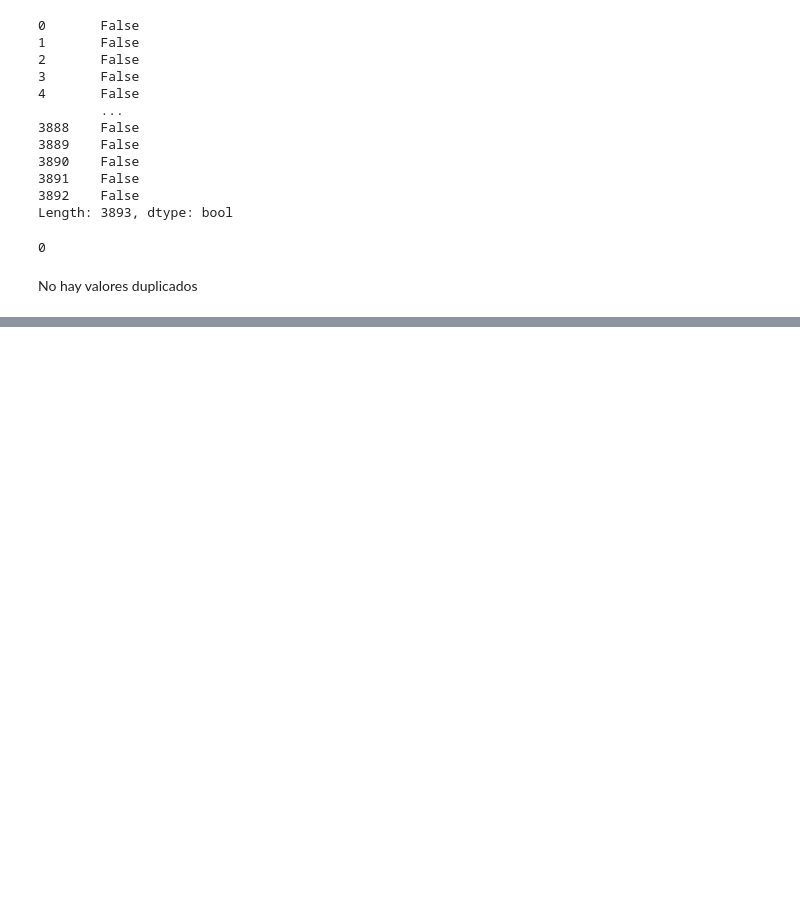
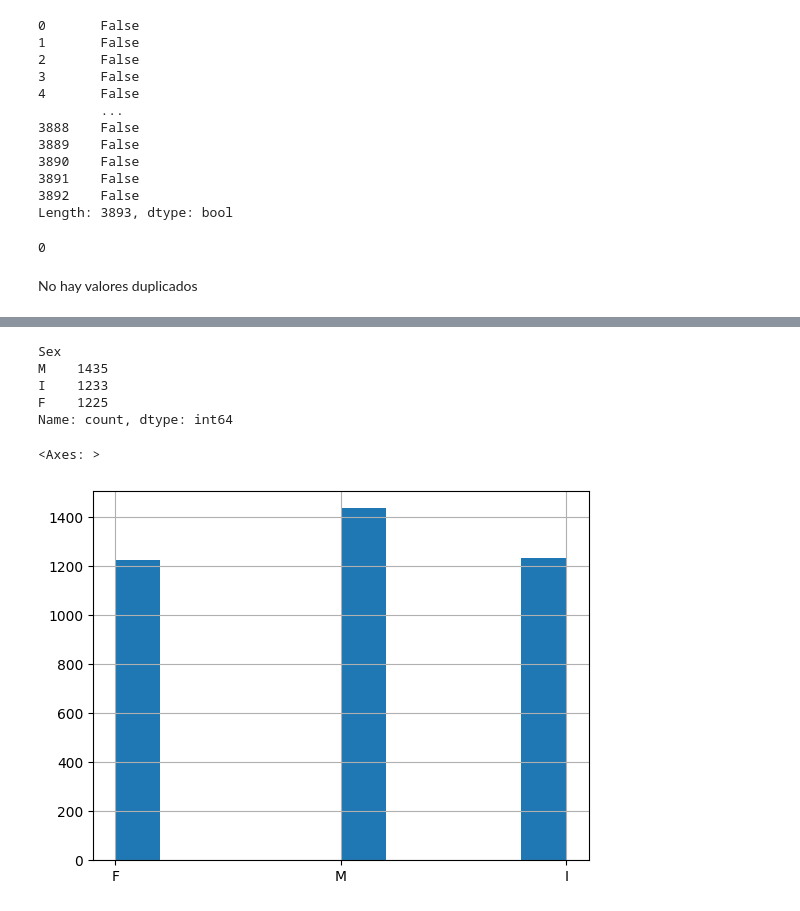
Before and after one commit to MathUPTC/CrabAge, a Jupyter notebook: Notebooks/eda_data.ipynb, the cells around one changed output, grey strips where cells are left out. Cells and saved outputs as stored; diff of their text form; code cells hidden in the pictures; blank space fills up the shorter version.

```diff
--- a/Notebooks/eda_data.ipynb
+++ b/Notebooks/eda_data.ipynb
@@ -93,0 +111,15 @@ data[["Sex" , "Age"]]
+# %%
+data["Sex"].value_counts()
+# %% [output]
+Sex
+M    1435
+I    1233
+F    1225
+Name: count, dtype: int64
+# %%
+# Mostrar los valores de la caracteristica con un histograma
+%matplotlib inline
+data["Sex"].hist()
+# %% [output]
+<Axes: >
+[figure, added]
```
Also changed, not shown: parts of 7 cells of this notebook.
